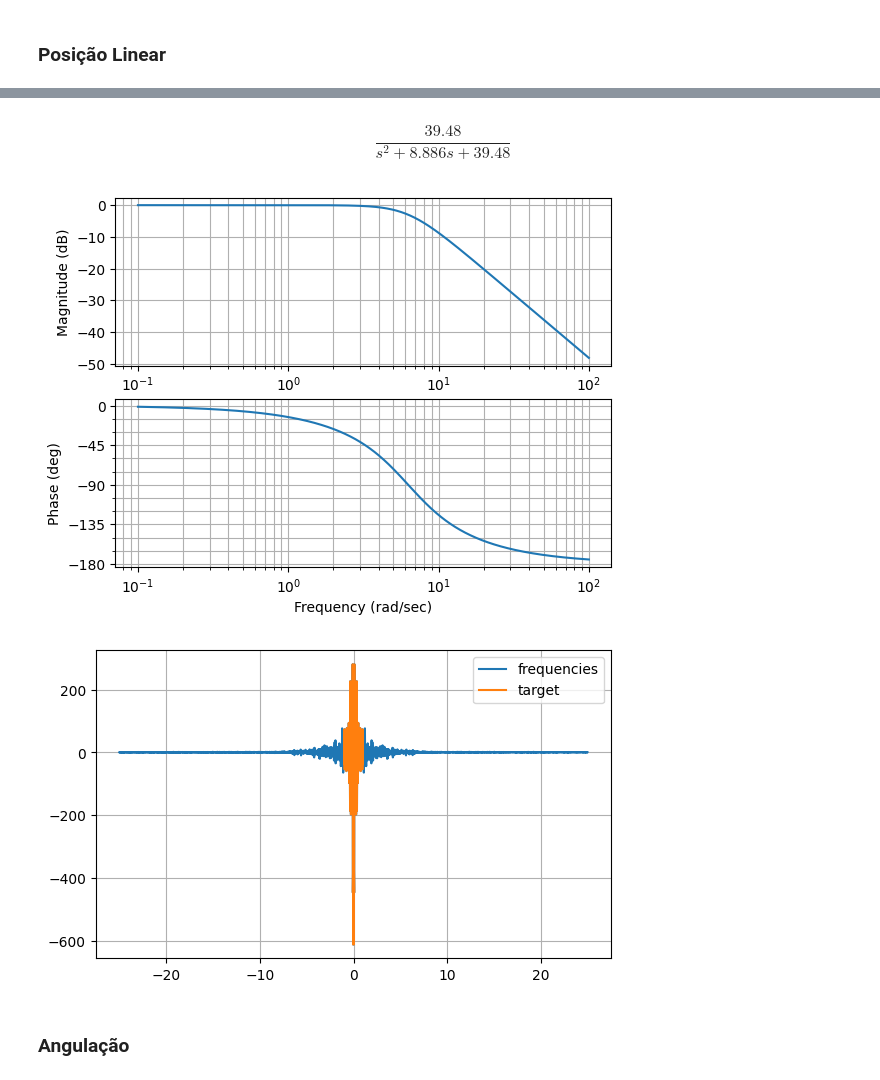
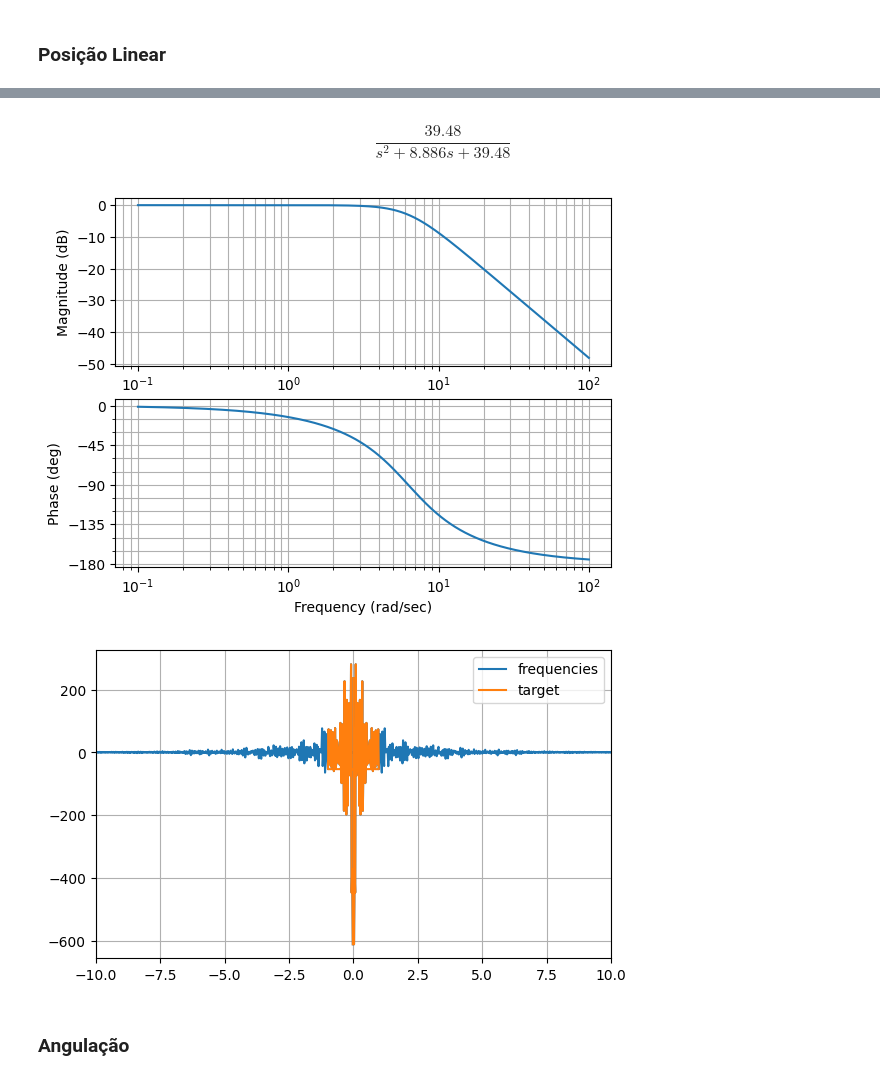
Before and after one commit to KlaussMarchi/MRU, a Jupyter notebook: Analysis/Concepts/Analysis.ipynb, the cells around one changed output, grey strips where cells are left out. Cells and saved outputs as stored; diff of their text form; code cells hidden in the pictures.

```diff
--- a/Analysis/Concepts/Analysis.ipynb
+++ b/Analysis/Concepts/Analysis.ipynb
@@ -185,12 +185,12 @@ plotData(tData, {
 # %%
-fc = 1
+fc = 1.0
 filter = LowBandFilter(f_c=fc, dt=dt)
 filter.plot()
-NumpyFilter().see([wx for (wx, wy, wz) in wData], dt, limits=(-fc, fc))
+NumpyFilter().see([wx for (wx, wy, wz) in wData], dt, limits=(-fc, fc), range=(-10, 10))
 # %% [output]
 $$\frac{39.48}{s^2 + 8.886 s + 39.48}$$
 [figure]
-[figure, old version]
+[figure, new version]
 # %% [markdown]
 ### Angulação
 # %%
```
Also changed, not shown: parts of 5 cells of this notebook, 12 other files.
